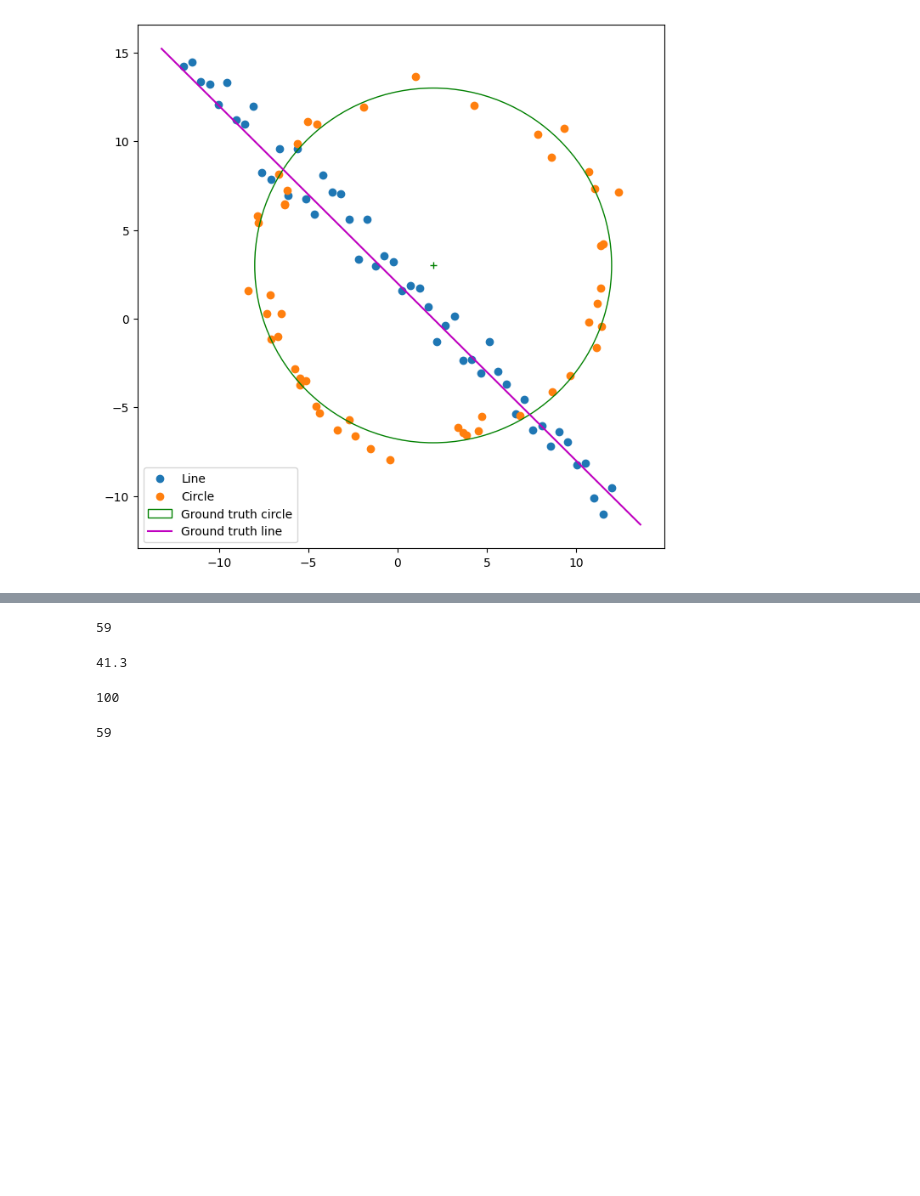
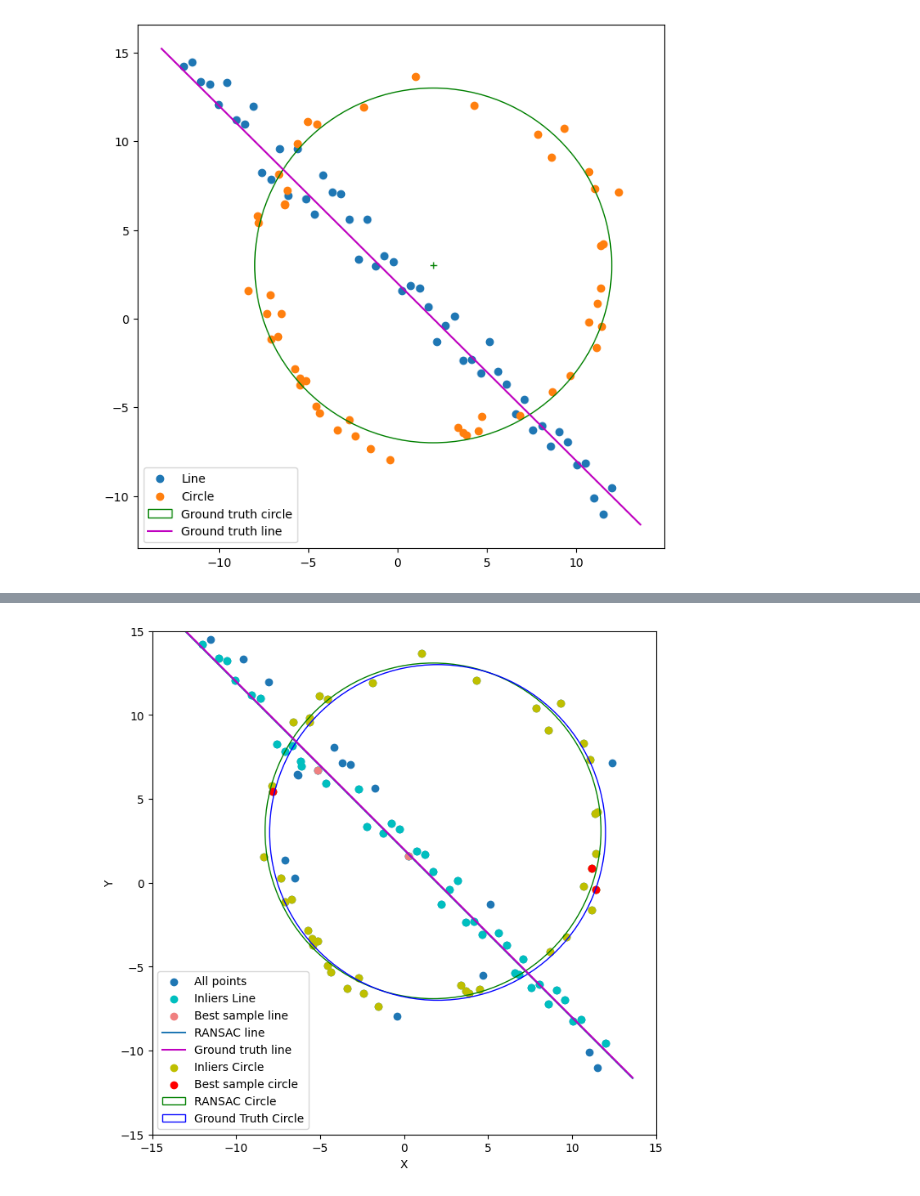
Before and after one commit to KavinduJ2001/Assignment_A02, a Jupyter notebook: Q02.ipynb, the cells around one changed output, grey strips where cells are left out. Cells and saved outputs as stored; diff of their text form; code cells hidden in the pictures; blank space fills up the shorter version.

```diff
--- a/Q02.ipynb
+++ b/Q02.ipynb
@@ -181,6 +190,6 @@ d
 # %%
 # Get the indices of the inliers
-inlier_indices = np.where(best_inliers_line)[0]
+inlier_indices = np.where(best_inliers)[0]
 
 # Subtracting the consensus of the best line (removing inliers)
 remnant_indices = np.setdiff1d(np.arange(100), inlier_indices)
@@ -312,16 +319,52 @@ plt.show()
-# %%
-len(remnant_indices)
-# %% [output]
-59
-# %%
-d_circle
-# %% [output]
-41.3
-# %%
-X_.shape[0]
-# %% [output]
-100
-# %%
-N
-# %% [output]
-59
+# %%
+ux, uy, r = best_model_circle
+
+# Plotting the points
+fig, ax = plt.subplots(1, 1, figsize=(8, 8))
+
+# Plot all points
+ax.scatter(X[:, 0], X[:, 1], label='All points')
+
+# Plot inliers line
+ax.scatter(X_[best_inliers, 0], X_[best_inliers, 1], color='c', label='Inliers Line')
+
+# Plot best sample line
+ax.scatter(best_sample[:, 0], best_sample[:, 1], color='lightcoral', label='Best sample line')
+
+# Calculate RANSAC line coordinates
+x_min, x_max = ax.get_xlim()
+x_ = np.linspace(x_min, x_max, 100)
+y_ = (-best_model[1] * x_ + best_model[2]) / best_model[1]
+plt.plot(x_, y_, label='RANSAC line')
+
+# Calculate and plot ground truth line
+y_ = m * x_ + b
+plt.plot(x_, y_, color='m', label='Ground truth line')
+
+# Plot inliers circle
+ax.scatter(X_circ[best_inliers_circle, 0], X_circ[best_inliers_circle, 1], color='y', label='Inliers Circle')
+
+# Plot best sample circle
+ax.scatter(best_sample_circle[:, 0], best_sample_circle[:, 1], color='r', label='Best sample circle')
+
+# Plotting the RANSAC circle
+circle_ransac = plt.Circle((ux, uy), r, color='g', fill=False, label='RANSAC Circle')
+ax.add_patch(circle_ransac)
+
+# Plotting the ground truth circle
+circle_gt = plt.Circle((x0_gt, y0_gt), r, color='b', fill=False, label='Ground Truth Circle')
+ax.add_patch(circle_gt)
+
+# Set the aspect of the plot to be equal
+ax.set_aspect('equal', 'box')
+
+# Set limits and labels
+ax.set_xlim(-15, 15)
+ax.set_ylim(-15, 15)
+plt.xlabel('X')
+plt.ylabel('Y')
+
+plt.legend()
+plt.show()
+# %% [output]
+[figure, added]
```
Also changed, not shown: parts of 8 cells of this notebook.
